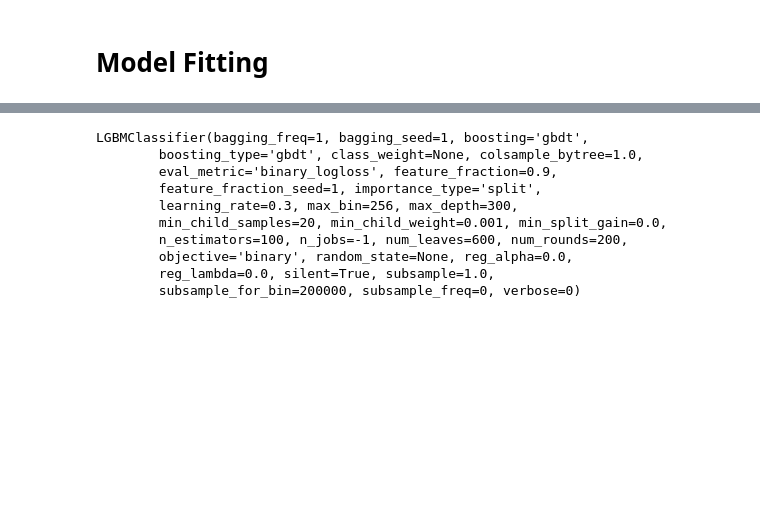
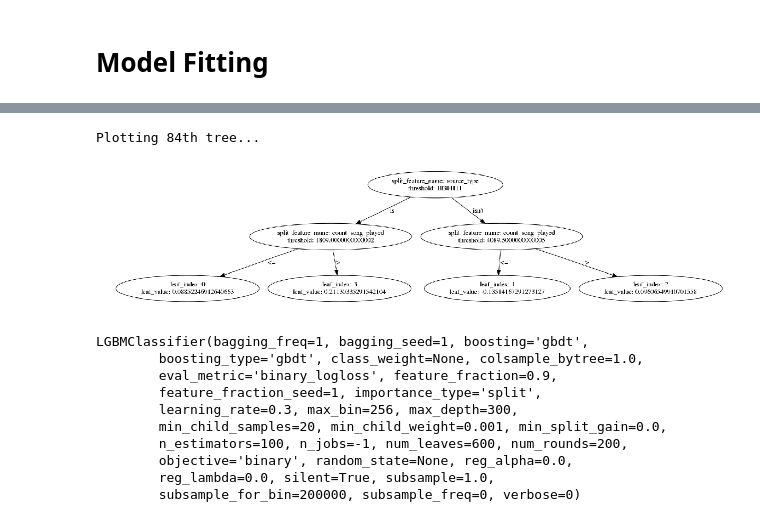
Before and after one commit to jyotipmahes/ML_project_621, a Jupyter notebook: Models/LightGBM.ipynb, the cells around one changed output, grey strips where cells are left out. Cells and saved outputs as stored; diff of their text form; code cells hidden in the pictures; blank space fills up the shorter version.

```diff
--- a/Models/LightGBM.ipynb
+++ b/Models/LightGBM.ipynb
@@ -351 +394,12 @@ y_train_sampled = y_train.iloc[idx]
+# %%
+print('Plotting 84th tree...')  # one tree use categorical feature to split
+ax = lgb.plot_tree(small_model, tree_index=1, figsize=(20, 8))
+plt.show()
+
+# print('Plotting 84th tree with graphviz...')
+# graph = lgb.create_tree_digraph(small_model, tree_index=1, name='Tree84')
+# graph.render(view=True)
+# %% [output]
+Plotting 84th tree...
+[figure, added]
 # %%
```
Also changed, not shown: parts of 19 cells of this notebook.
